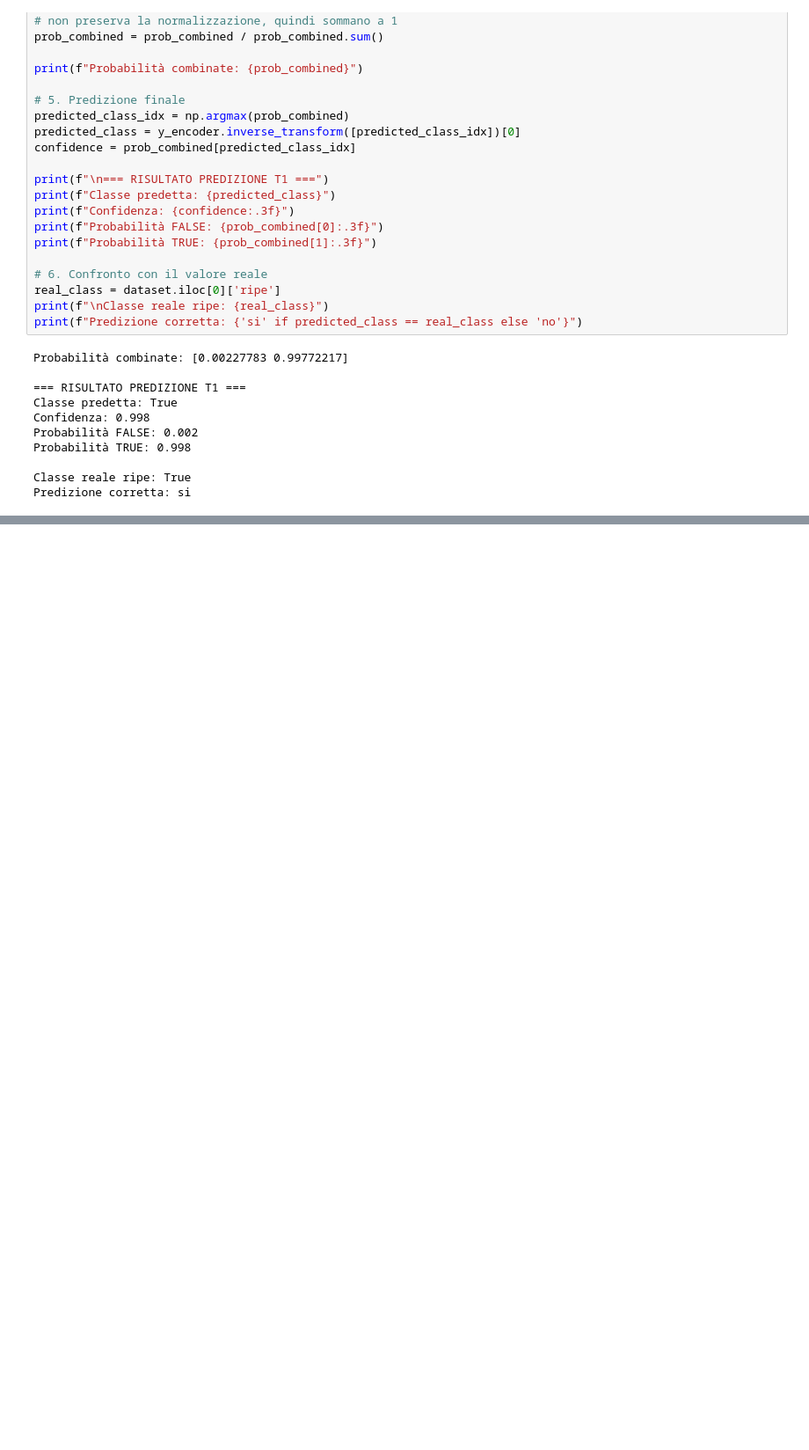
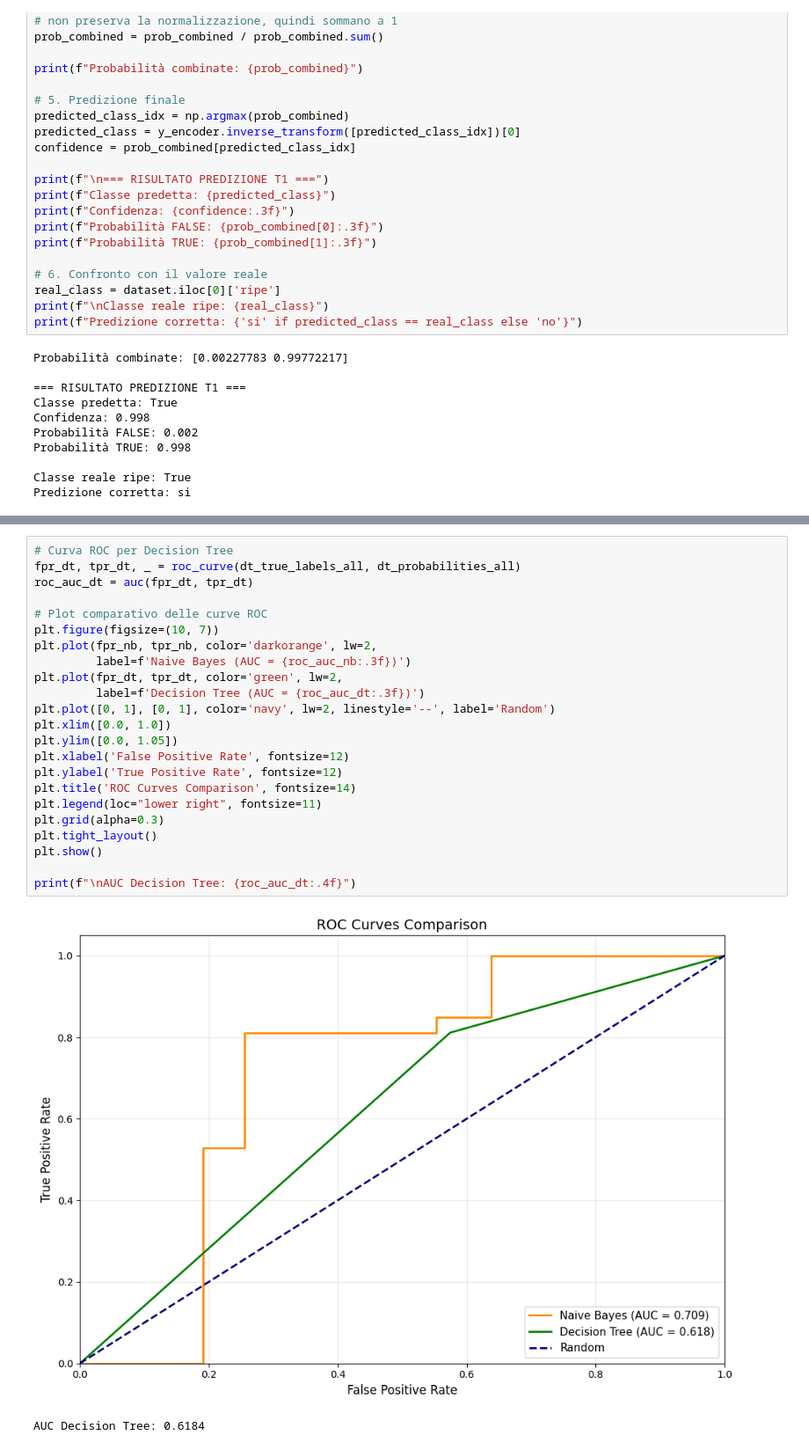
Before and after one commit to RaffaeleMelluso/AAUT, a Jupyter notebook: 3-naive_bayes/classification_watermelon_NB_aa_2025_26.ipynb, the cells around one changed output, grey strips where cells are left out. Shown: that part at 88% size. Cells and saved outputs as stored; diff of their text form; blank space fills up the shorter version.

```diff
--- a/3-naive_bayes/classification_watermelon_NB_aa_2025_26.ipynb
+++ b/3-naive_bayes/classification_watermelon_NB_aa_2025_26.ipynb
@@ -231,0 +406,26 @@ Predizione corretta: si
+# %%
+# Curva ROC per Decision Tree
+fpr_dt, tpr_dt, _ = roc_curve(dt_true_labels_all, dt_probabilities_all)
+roc_auc_dt = auc(fpr_dt, tpr_dt)
+
+# Plot comparativo delle curve ROC
+plt.figure(figsize=(10, 7))
+plt.plot(fpr_nb, tpr_nb, color='darkorange', lw=2,
+         label=f'Naive Bayes (AUC = {roc_auc_nb:.3f})')
+plt.plot(fpr_dt, tpr_dt, color='green', lw=2,
+         label=f'Decision Tree (AUC = {roc_auc_dt:.3f})')
+plt.plot([0, 1], [0, 1], color='navy', lw=2, linestyle='--', label='Random')
+plt.xlim([0.0, 1.0])
+plt.ylim([0.0, 1.05])
+plt.xlabel('False Positive Rate', fontsize=12)
+plt.ylabel('True Positive Rate', fontsize=12)
+plt.title('ROC Curves Comparison', fontsize=14)
+plt.legend(loc="lower right", fontsize=11)
+plt.grid(alpha=0.3)
+plt.tight_layout()
+plt.show()
+
+print(f"\nAUC Decision Tree: {roc_auc_dt:.4f}")
+# %% [output]
+[figure, added]
+AUC Decision Tree: 0.6184
```
Also changed, not shown: parts of 12 cells of this notebook, 1 other file.
